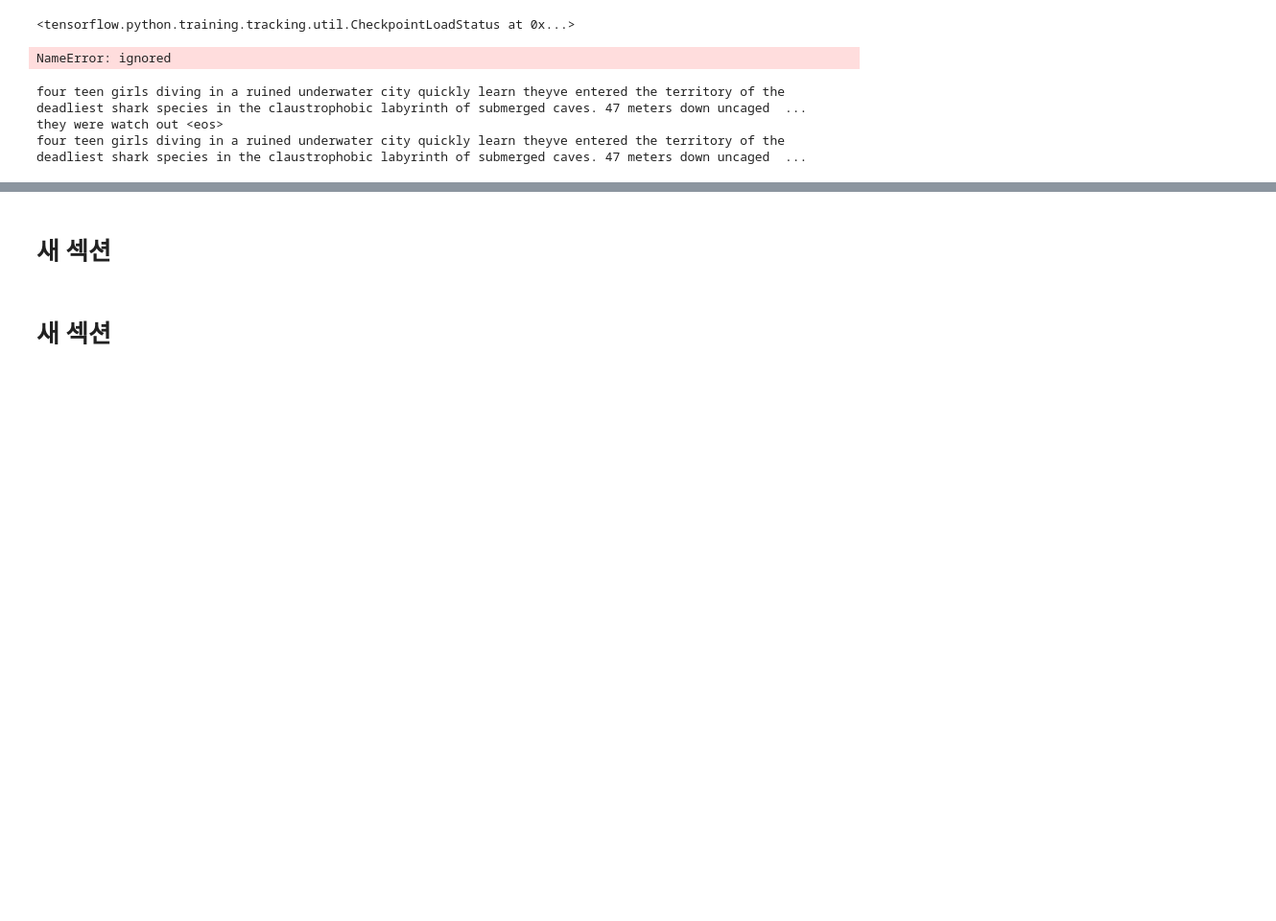
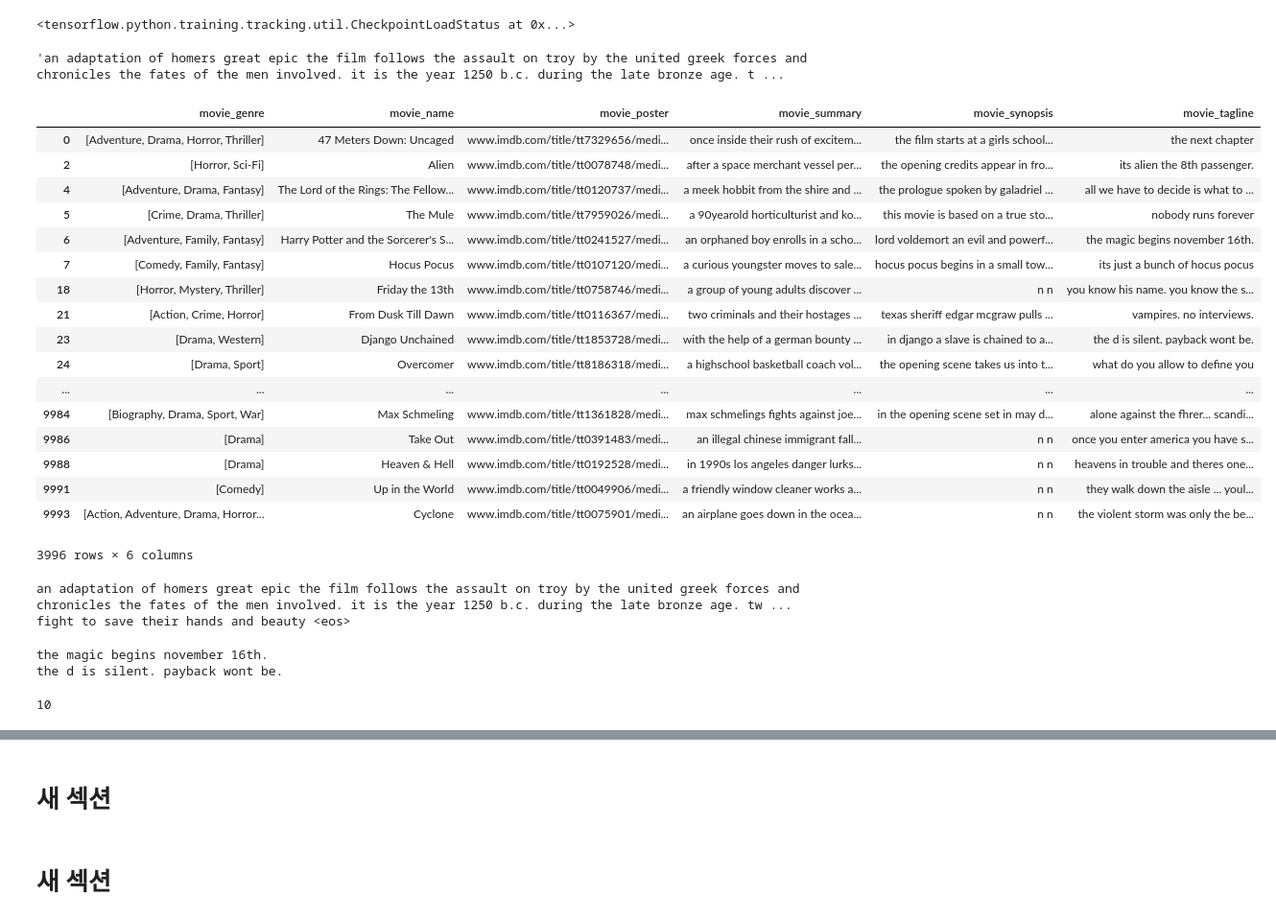
Before and after one commit to DHK810/AIcopywriter, a Jupyter notebook: lab_12_5_seq_to_seq_keras_eager_1022수정.ipynb, the cells around one changed output, grey strips where cells are left out. Shown: that part at 96% size. Cells and saved outputs as stored; diff of their text form; code cells hidden in the pictures; blank space fills up the shorter version.

```diff
--- a/lab_12_5_seq_to_seq_keras_eager_1022수정.ipynb
+++ b/lab_12_5_seq_to_seq_keras_eager_1022수정.ipynb
@@ -135,17 +125,0 @@ Name: movie_summary, Length: 10000, dtype: object
-# %%
-import re
-df.movie_summary = df.movie_summary.apply(lambda x: str(x).lower())
-#df.movie_summary = df.movie_summary.apply(lambda x: re.sub(' {2,}', '', x))
-
-df.movie_summary = df.movie_summary.apply(lambda x: re.sub("[^A-Za-z. 0-9]", '', x))
-
-df.movie_synopsis = df.movie_synopsis.apply(lambda x : str(x).lower())
-df.movie_synopsis = df.movie_synopsis.apply(lambda x : re.sub('[^A-Za-z. ]', '', x))
-
-df.drop(df[df['movie_synopsis']==''].index, inplace = True)
-# %%
-df.movie_tagline = df.movie_tagline.apply(lambda x: str(x).lower())
-df.movie_tagline = df.movie_tagline.apply(lambda x: x.replace('\\n',''))
-df.movie_tagline = df.movie_tagline.apply(lambda x: x.replace('\\xa0',''))
-df.movie_tagline = df.movie_tagline.apply(lambda x : re.sub('[^A-Za-z. 0-9]', '', x))
-df.movie_tagline = df.movie_tagline.apply(lambda x : re.sub(' {2,}', '', x))
@@ -187,8 +125,0 @@ df.reset_index()
-# %%
-for idx, summary in enumerate(df['movie_summary']):
-    x = summary.split('. ')
-    #print(x)
-    if len(x) <= 2:
-        df['movie_summary'][idx] = summary
-    else:
-        df['movie_summary'][idx] = summarize(summary, word_count=30,ratio = 0.3)
@@ -497,7 +415,28 @@ sentence = 'four teen girls diving in a ruined underwater city quickly learn the
+# %%
+sentence
+# %% [output]
+'an adaptation of homers great epic the film follows the assault on troy by the united greek forces and chronicles the fates of the men involved. it is the year 1250 b.c. during the late bronze age. t ...
 # %%
-df.movie_tagline[2]
+df
 # %% [output]
+|  | movie_genre | movie_name | movie_poster | movie_summary | movie_synopsis | movie_tagline |
+| 0 | [Adventure, Drama, Horror, Thriller] | 47 Meters Down: Uncaged | www.imdb.com/title/tt7329656/medi... | once inside their rush of excitem... | the film starts at a girls school... | the next chapter |
+| 2 | [Horror, Sci-Fi] | Alien | www.imdb.com/title/tt0078748/medi... | after a space merchant vessel per... | the opening credits appear in fro... | its alien the 8th passenger. |
+| 4 | [Adventure, Drama, Fantasy] | The Lord of the Rings: The Fellow... | www.imdb.com/title/tt0120737/medi... | a meek hobbit from the shire and ... | the prologue spoken by galadriel ... | all we have to decide is what to ... |
+| 5 | [Crime, Drama, Thriller] | The Mule | www.imdb.com/title/tt7959026/medi... | a 90yearold horticulturist and ko... | this movie is based on a true sto... | nobody runs forever |
+| 6 | [Adventure, Family, Fantasy] | Harry Potter and the Sorcerer's S... | www.imdb.com/title/tt0241527/medi... | an orphaned boy enrolls in a scho... | lord voldemort an evil and powerf... | the magic begins november 16th. |
+| 7 | [Comedy, Family, Fantasy] | Hocus Pocus | www.imdb.com/title/tt0107120/medi... | a curious youngster moves to sale... | hocus pocus begins in a small tow... | its just a bunch of hocus pocus |
+| 18 | [Horror, Mystery, Thriller] | Friday the 13th | www.imdb.com/title/tt0758746/medi... | a group of young adults discover ... | n n | you know his name. you know the s... |
+| 21 | [Action, Crime, Horror] | From Dusk Till Dawn | www.imdb.com/title/tt0116367/medi... | two criminals and their hostages ... | texas sheriff edgar mcgraw pulls ... | vampires. no interviews. |
+| 23 | [Drama, Western] | Django Unchained | www.imdb.com/title/tt1853728/medi... | with the help of a german bounty ... | in django a slave is chained to a... | the d is silent. payback wont be. |
+| 24 | [Drama, Sport] | Overcomer | www.imdb.com/title/tt8186318/medi... | a highschool basketball coach vol... | the opening scene takes us into t... | what do you allow to define you |
+| ... | ... | ... | ... | ... | ... | ... |
+| 9984 | [Biography, Drama, Sport, War] | Max Schmeling | www.imdb.com/title/tt1361828/medi... | max schmelings fights against joe... | in the opening scene set in may d... | alone against the fhrer... scandi... |
+| 9986 | [Drama] | Take Out | www.imdb.com/title/tt0391483/medi... | an illegal chinese immigrant fall... | n n | once you enter america you have s... |
+| 9988 | [Drama] | Heaven & Hell | www.imdb.com/title/tt0192528/medi... | in 1990s los angeles danger lurks... | n n | heavens in trouble and theres one... |
+| 9991 | [Comedy] | Up in the World | www.imdb.com/title/tt0049906/medi... | a friendly window cleaner works a... | n n | they walk down the aisle ... youl... |
+| 9993 | [Action, Adventure, Drama, Horror... | Cyclone | www.imdb.com/title/tt0075901/medi... | an airplane goes down in the ocea... | n n | the violent storm was only the be... |
-NameError: ignored
+3996 rows × 6 columns
 # %%
 def prediction(sentence, encoder, decoder, inp_lang, targ_lang, max_length_inp, max_length_targ):
 
@@ -534,11 +473,19 @@ result, output_sentence = prediction(sentence, encoder, decoder, source2idx, tar
 
 print(sentence)
 print(result)
-33333333333333333333333333333333333333333333333332print(output_sentence)
 # %% [output]
-four teen girls diving in a ruined underwater city quickly learn theyve entered the territory of the deadliest shark species in the claustrophobic labyrinth of submerged caves. 47 meters down uncaged  ...
-they were watch out <eos>
-four teen girls diving in a ruined underwater city quickly learn theyve entered the territory of the deadliest shark species in the claustrophobic labyrinth of submerged caves. 47 meters down uncaged  ...
+an adaptation of homers great epic the film follows the assault on troy by the united greek forces and chronicles the fates of the men involved. it is the year 1250 b.c. during the late bronze age. tw ...
+fight to save their hands and beauty <eos>
+# %%
+print(df.movie_tagline[6])  #Troy 8문장 : k = 3
+print(df.movie_tagline[23]) #django 39문장 : k = 7
+# %% [output]
+the magic begins november 16th.
+the d is silent. payback wont be.
+# %%
+len(df.movie_summary[39].split('. '))
+# %% [output]
+10
 # %%
 def prediction(sentence, encoder, decoder, inp_lang, targ_lang, max_length_inp, max_length_targ):
 
```
Also changed, not shown: parts of 32 cells of this notebook, 6 other files.
